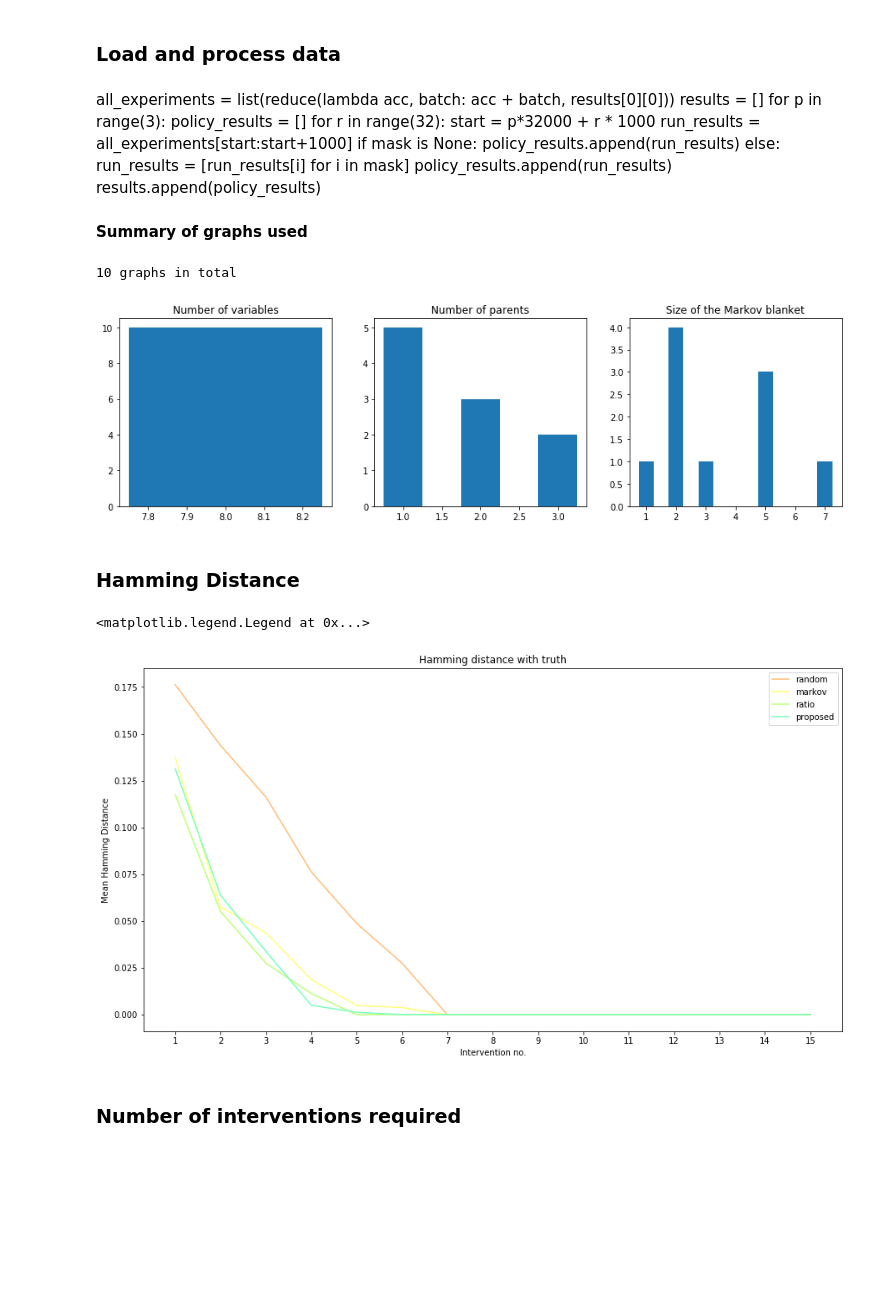
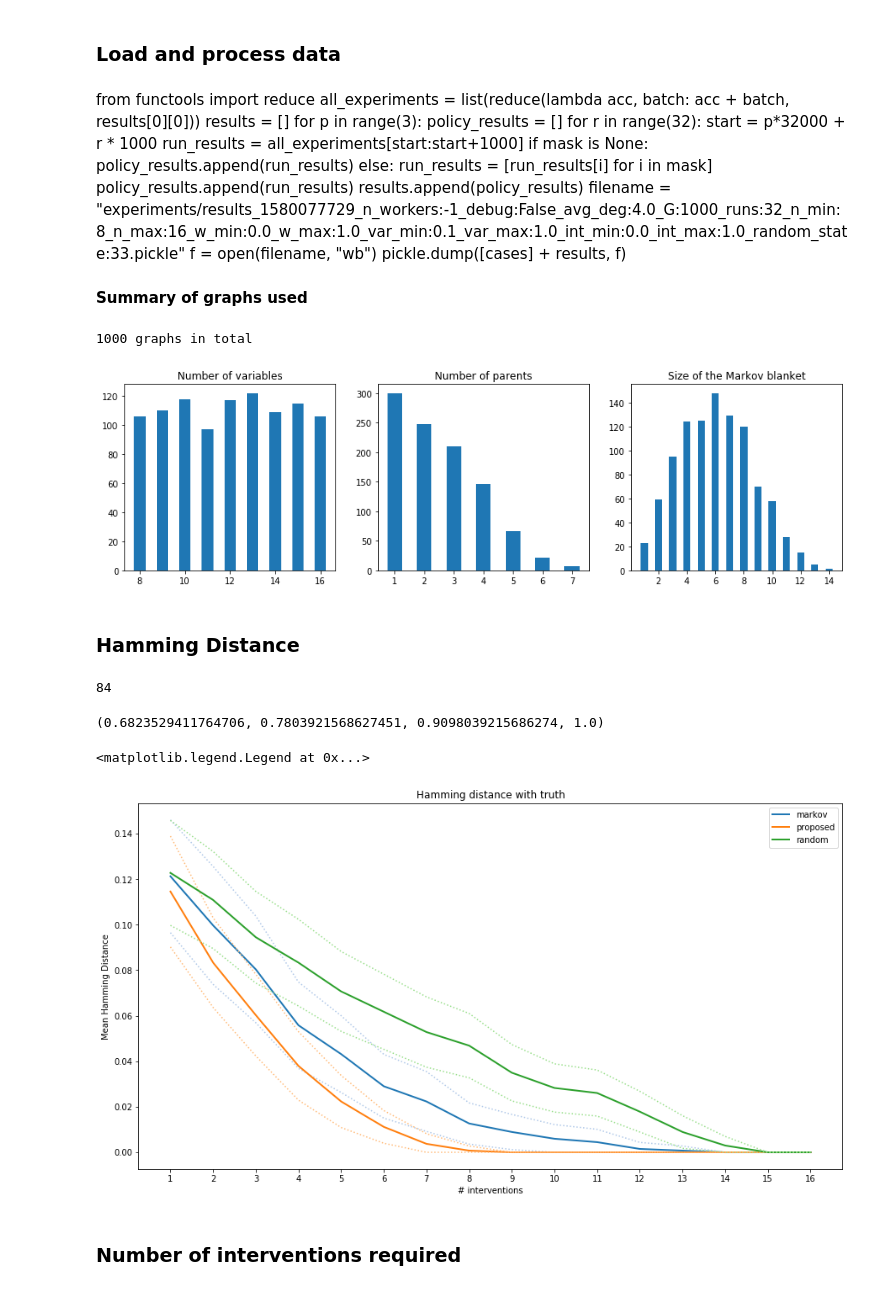
Before and after one commit to juangamella/aicp, a Jupyter notebook: plots.ipynb, the cells around one changed output. Drawn from its saved outputs; the diff is of its cells as text; code cells hidden in the pictures; blank space fills up the shorter version.

Commit message:
Work on the plots

```diff
--- a/plots.ipynb
+++ b/plots.ipynb
@@ -21,7 +22,7 @@ def merge_runs(old, new, min_merge=False):
         raise Exception("Cannot merge")
     return old
 # %%
-filenames = ["experiments/results_1580578327_n_workers:-1_debug:False_avg_deg:2_G:10_runs:10_n_min:8_n_max:8_w_min:0.1_w_max:0.2_var_min:0.1_var_max:1_int_min:0_int_max:1_random_state:42.pickle"]
+filenames = ["experiments/results_1580077729_n_workers:-1_debug:False_avg_deg:4.0_G:1000_runs:32_n_min:8_n_max:16_w_min:0.0_w_max:1.0_var_min:0.1_var_max:1.0_int_min:0.0_int_max:1.0_random_state:33.pickle"]
 #"experiments/results_1578416635_n_workers:99_seq:False_debug:False_avg_deg:1.5_G:100_runs:10_n_min:8_n_max:15_w_min:1_w_max:2_var_min:0.1_var_max:1_int_min:0_int_max:1_random_state:42.pickle",
 #"experiments/results_1578415843_n_workers:99_seq:False_debug:False_avg_deg:2.0_G:100_runs:10_n_min:8_n_max:15_w_min:1_w_max:2_var_min:0.1_var_max:1_int_min:0_int_max:1_random_state:42.pickle",
 #"experiments/results_1578419554_n_workers:99_seq:False_debug:False_avg_deg:2.5_G:100_runs:10_n_min:8_n_max:15_w_min:1_w_max:2_var_min:0.1_var_max:1_int_min:0_int_max:1_random_state:42.pickle",
@@ -35,16 +36,9 @@ if len(filenames) > 1:
         _, loaded = load_experiments(filename)
         for k in range(len(results)):
             results[k] = merge_runs(results[k], loaded[k])
-max_iter = 15
+max_iter = 16
-# %%
-mask = []
-for i, case in enumerate(cases):
-    mb = utils.graph_info(case.target, case.sem.W)[3]
-    if len(mb) > 1:
-        mask.append(i)
-#cases = [cases[i] for i in mask]
-mask = None
 # %% [markdown]
+from functools import reduce
 all_experiments = list(reduce(lambda acc, batch: acc + batch, results[0][0]))
 results = []
 for p in range(3):
@@ -56,8 +50,11 @@ for p in range(3):
             policy_results.append(run_results)
         else:
             run_results = [run_results[i] for i in mask]
-        policy_results.append(run_results)
+            policy_results.append(run_results)
     results.append(policy_results)
+filename = "experiments/results_1580077729_n_workers:-1_debug:False_avg_deg:4.0_G:1000_runs:32_n_min:8_n_max:16_w_min:0.0_w_max:1.0_var_min:0.1_var_max:1.0_int_min:0.0_int_max:1.0_random_state:33.pickle"
+f = open(filename, "wb")
+pickle.dump([cases] + results, f)
 # %%
 def hamming_distance(A,B,p):
     a = np.zeros(p)
@@ -116,34 +114,53 @@ plt.subplot(132), plot_hist(n_parents, "Number of parents")
 plt.subplot(133), plot_hist(size_mb, "Size of the Markov blanket")
 print("%d graphs in total" % N)
 # %% [output]
-10 graphs in total
+1000 graphs in total
-[figure, old version]
+[figure, new version]
 # %% [markdown]
 ### Hamming Distance
+# %%
+mask = []
+degree = 16
+for i, case in enumerate(cases):
+    parents, _, _, mb = utils.graph_info(case.target, case.sem.W)
+    if len(parents) != len(mb) and case.sem.p == degree:
+        mask.append(i)
+len(mask)
+# %% [output]
+84
 # %%
 hm_dist = np.zeros((P, N*runs, max_iter))
 for i, (name, trajectories) in enumerate(all_trajectories_ham.items()):
     for j, trajectory in enumerate(trajectories):
         hm_dist[i, j, 0:len(trajectory)] = trajectory
+mean = np.mean(hm_dist[:, mask, :], axis=1)
+std = np.std(hm_dist[:, mask, :], axis=1) * 0.3
+q25 = np.quantile(hm_dist[:, mask, :], 0.25, axis=1)
+q75 = np.quantile(hm_dist[:, mask, :], 0.75, axis=1)
 
-mean = np.mean(hm_dist, axis=1)
+x_axis = np.arange(1, degree+1)
 
-x_axis = np.arange(1, max_iter+1)
+cmap = matplotlib.cm.get_cmap('tab20')
+rgba = cmap(1)
+print(rgba)
 
 fig, axes = plt.subplots(nrows=1, ncols=1, figsize=(15, 8))
-policy_names
-plt.plot(x_axis, mean[3,:], label="random", color=colorsa[1])
-plt.plot(x_axis, mean[0,:], label="markov", color=colorsa[2])
-plt.plot(x_axis, mean[1,:], label="ratio", color=colorsa[3])
-plt.plot(x_axis, mean[2,:], label="proposed", color=colorsa[4])
-plt.xlabel("Intervention no.")
+names = ["markov", "proposed", "random"]
+for i,name in enumerate(names):
+    plt.plot(x_axis, mean[i,0:degree], label=name, linewidth=2, color=cmap(2*i))
+    top = mean[i,0:degree] + std[i,0:degree]
+    bottom = np.maximum(0, mean[i,0:degree] - std[i,0:degree])
+    plt.plot(x_axis, top, ls=":", color=cmap(2*i+1))
+    plt.plot(x_axis, bottom, ls=":", color=cmap(2*i+1))
+plt.xlabel("# interventions")
 plt.ylabel("Mean Hamming Distance")
 plt.title("Hamming distance with truth")
 axes.set_xticks(x_axis)
 plt.legend()
 # %% [output]
-<matplotlib.legend.Legend at 0x...>
+(0.6823529411764706, 0.7803921568627451, 0.9098039215686274, 1.0)
+<matplotlib.legend.Legend at 0x...>
-[figure, old version]
+[figure, new version]
 # %% [markdown]
 ### Number of interventions required
 # %%
```
Also changed, not shown: parts of 5 cells of this notebook.
